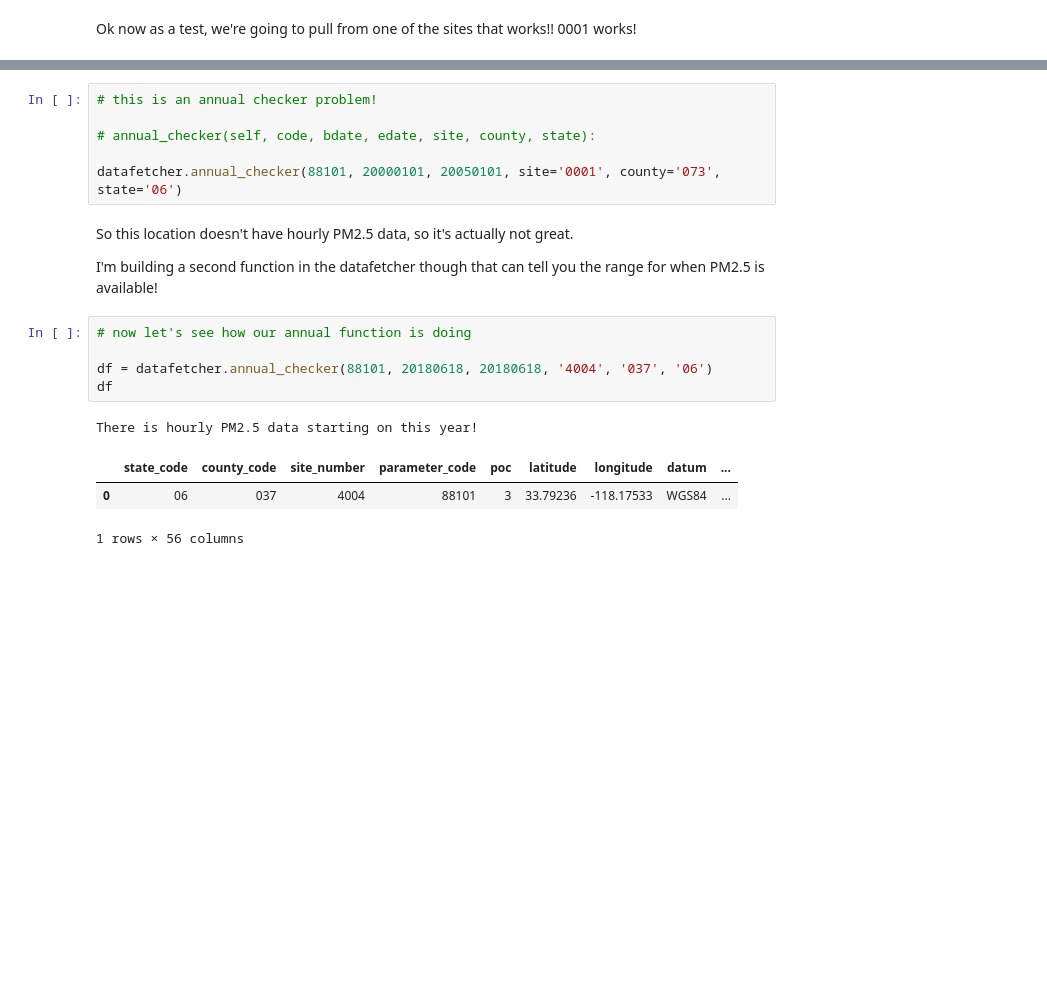
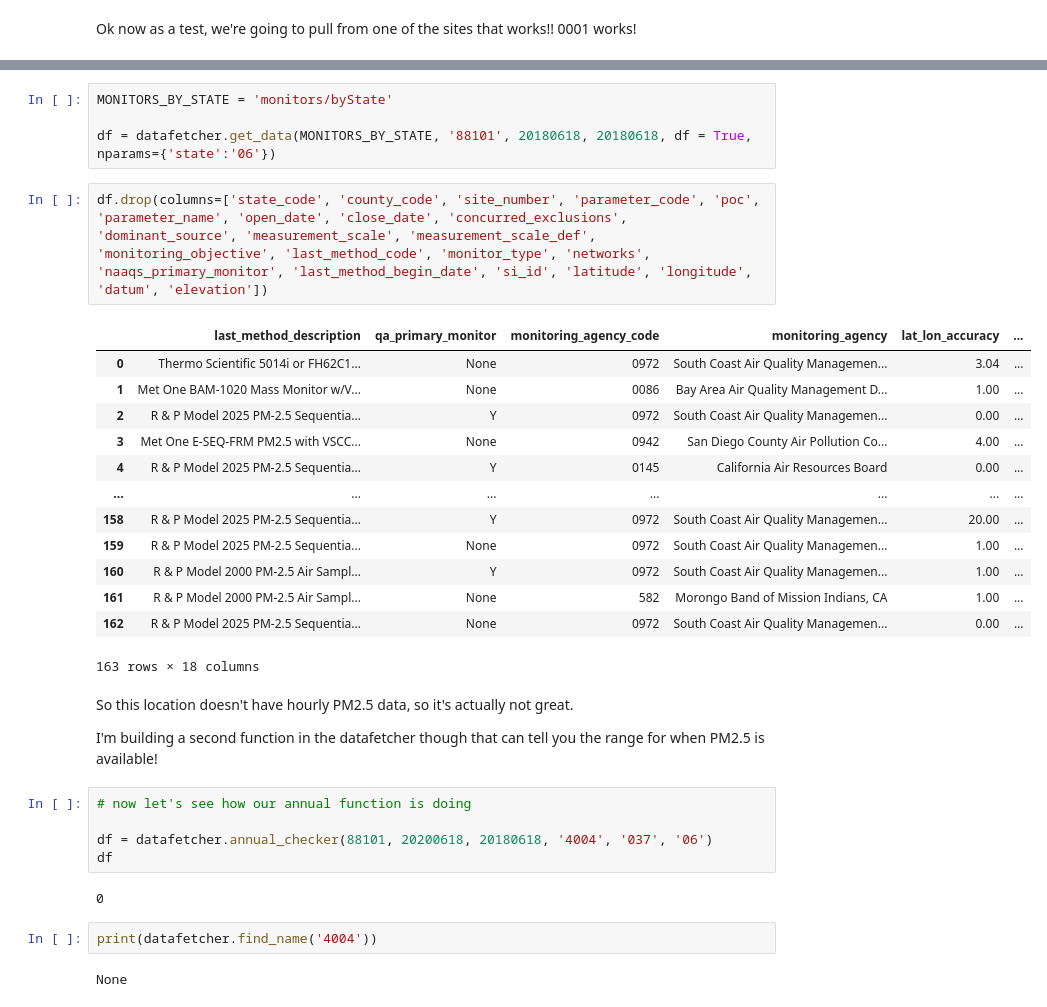
Before and after one commit to osrussell/atmospheric_chem_ML, a Jupyter notebook: finding_sites.ipynb, the cells around one changed output, grey strips where cells are left out. Drawn from its saved outputs; the diff is of its cells as text; blank space fills up the shorter version.

```diff
--- a/finding_sites.ipynb
+++ b/finding_sites.ipynb
@@ -61,9 +89,23 @@ TypeError: 'NoneType' object is not subscriptable
-# %%
-# this is an annual checker problem!
-
-# annual_checker(self, code, bdate, edate, site, county, state):
-
-datafetcher.annual_checker(88101, 20000101, 20050101, site='0001', county='073', state='06')
+# %%
+MONITORS_BY_STATE = 'monitors/byState'
+
+df = datafetcher.get_data(MONITORS_BY_STATE, '88101', 20180618, 20180618, df = True, nparams={'state':'06'})
+# %%
+df.drop(columns=['state_code', 'county_code', 'site_number', 'parameter_code', 'poc', 'parameter_name', 'open_date', 'close_date', 'concurred_exclusions', 'dominant_source', 'measurement_scale', 'measurement_scale_def', 'monitoring_objective', 'last_method_code', 'monitor_type', 'networks', 'naaqs_primary_monitor', 'last_method_begin_date', 'si_id', 'latitude', 'longitude', 'datum', 'elevation'])
+# %% [output]
+|  | last_method_description | qa_primary_monitor | monitoring_agency_code | monitoring_agency | lat_lon_accuracy | ... |
+| 0 | Thermo Scientific 5014i or FH62C1... | None | 0972 | South Coast Air Quality Managemen... | 3.04 | ... |
+| 1 | Met One BAM-1020 Mass Monitor w/V... | None | 0086 | Bay Area Air Quality Management D... | 1.00 | ... |
+| 2 | R & P Model 2025 PM-2.5 Sequentia... | Y | 0972 | South Coast Air Quality Managemen... | 0.00 | ... |
+| 3 | Met One E-SEQ-FRM PM2.5 with VSCC... | None | 0942 | San Diego County Air Pollution Co... | 4.00 | ... |
+| 4 | R & P Model 2025 PM-2.5 Sequentia... | Y | 0145 | California Air Resources Board | 0.00 | ... |
+| ... | ... | ... | ... | ... | ... | ... |
+| 158 | R & P Model 2025 PM-2.5 Sequentia... | Y | 0972 | South Coast Air Quality Managemen... | 20.00 | ... |
+| 159 | R & P Model 2025 PM-2.5 Sequentia... | None | 0972 | South Coast Air Quality Managemen... | 1.00 | ... |
+| 160 | R & P Model 2000 PM-2.5 Air Sampl... | Y | 0972 | South Coast Air Quality Managemen... | 1.00 | ... |
+| 161 | R & P Model 2000 PM-2.5 Air Sampl... | None | 582 | Morongo Band of Mission Indians, CA | 1.00 | ... |
+| 162 | R & P Model 2025 PM-2.5 Sequentia... | None | 0972 | South Coast Air Quality Managemen... | 0.00 | ... |
+163 rows × 18 columns
 # %% [markdown]
 So this location doesn't have hourly PM2.5 data, so it's actually not great.
 
@@ -71,10 +113,11 @@ I'm building a second function in the datafetcher though that can tell you the r
 # %%
 # now let's see how our annual function is doing
 
-df = datafetcher.annual_checker(88101, 20180618, 20180618, '4004', '037', '06')
+df = datafetcher.annual_checker(88101, 20200618, 20180618, '4004', '037', '06')
 df
 # %% [output]
-There is hourly PM2.5 data starting on this year!
+0
-|  | state_code | county_code | site_number | parameter_code | poc | latitude | longitude | datum | ... |
-| 0 | 06 | 037 | 4004 | 88101 | 3 | 33.79236 | -118.17533 | WGS84 | ... |
-1 rows × 56 columns
+# %%
+print(datafetcher.find_name('4004'))
+# %% [output]
+None
```
Also changed, not shown: parts of 5 cells of this notebook, 2 other files.
